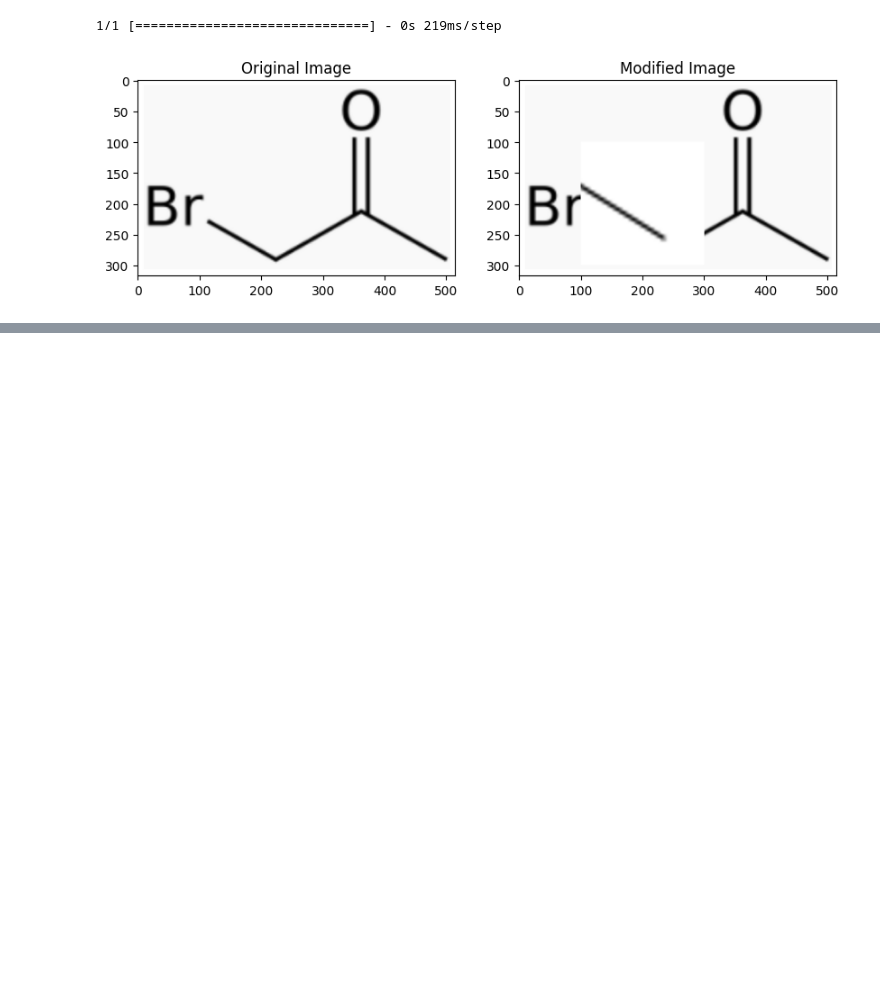
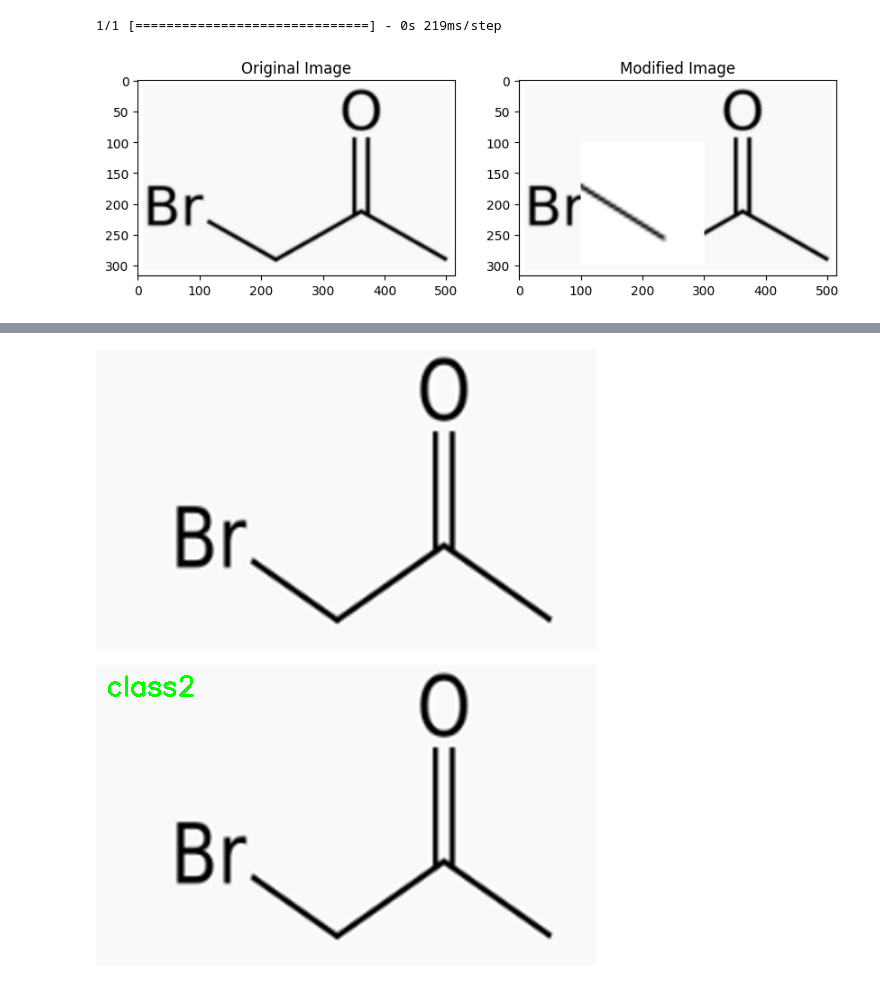
Before and after one commit to shahd1995913/OCR-for-Chemistry, a Jupyter notebook: replacment_Part.ipynb, the cells around one changed output, grey strips where cells are left out. Cells and saved outputs as stored; diff of their text form; code cells hidden in the pictures; blank space fills up the shorter version.

```diff
--- a/replacment_Part.ipynb
+++ b/replacment_Part.ipynb
@@ -656,0 +1033,34 @@ plt.show()
+# %%
+from google.colab.patches import cv2_imshow
+
+# Load the trained model
+model = load_model('object_detection_model.h5')
+
+# Load and preprocess the new image
+new_image = cv2.imread('/content/test_images/testimages.png')
+processed_image = cv2.resize(new_image, (input_width, input_height))
+
+# Perform object detection using the trained model
+object_detection_result = model.predict(np.expand_dims(processed_image, axis=0))
+
+# Define the confidence threshold for object detection
+confidence_threshold = 0.5
+
+# Check if the object is detected above the confidence threshold
+if np.max(object_detection_result) > confidence_threshold:
+    # Get the index of the predicted class with the highest probability
+    predicted_class_index = np.argmax(object_detection_result)
+
+    # Get the class label of the predicted object
+    predicted_class_label = object_classes[predicted_class_index]
+
+    # Display the input image
+    cv2_imshow(new_image)
+
+    # Display the output image with the predicted class
+    output_image = new_image.copy()
+    cv2.putText(output_image, predicted_class_label, (10, 30), cv2.FONT_HERSHEY_SIMPLEX, 0.9, (0, 255, 0), 2)
+    cv2_imshow(output_image)
+
+cv2.destroyAllWindows()
+# %% [output]
@@ -656,0 +1068,2 @@ plt.show()
+[figure, added]
+[figure, added]
```
Also changed, not shown: parts of 9 cells of this notebook.
